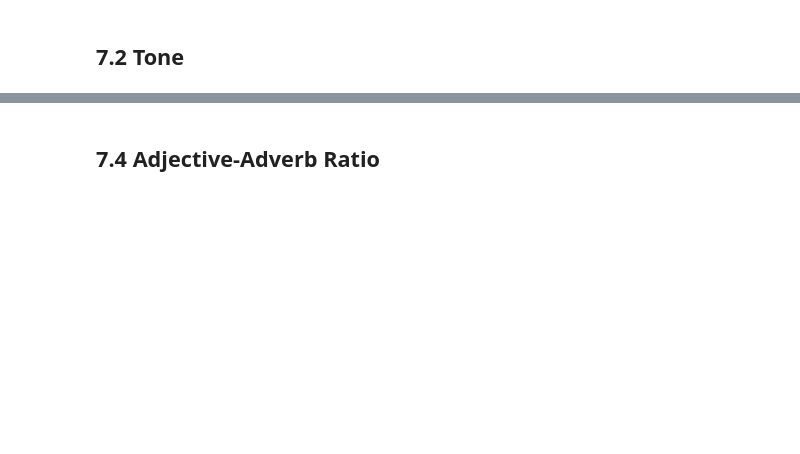
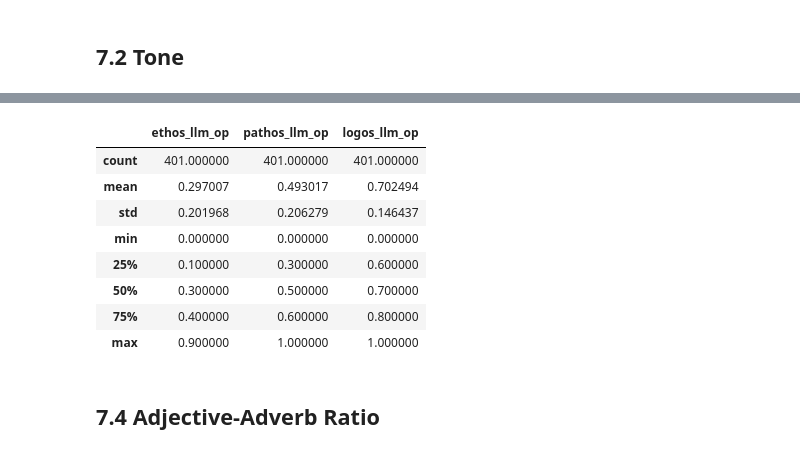
Before and after one commit to jct-nlp/change-my-view-2025, a Jupyter notebook: this work/03.1_feature_engineering_light.ipynb, the cells around one changed output, grey strips where cells are left out. Drawn from its saved outputs; the diff is of its cells as text; code cells hidden in the pictures; blank space fills up the shorter version.

```diff
--- a/this work/03.1_feature_engineering_light.ipynb
+++ b/this work/03.1_feature_engineering_light.ipynb
@@ -1473,0 +1521,3 @@ untrusted_features.append('sentiment_op')  # same distrusted VADER method used f
+# %%
+op_df['sentiment_llm_op'] = pd.to_numeric(op_df['sentiment_llm_op'], errors='coerce')
+op_df['sentiment_llm_op'].describe()
@@ -1531,3 +1599,55 @@ for start in range(0, len(pending_index), BATCH_SIZE):
+# %%
+def get_rhetorical_llm_op_batch(rows):
+  texts = [row['original_post'] for row in rows]
+
+  numbered_texts = "\n\n".join(f"{i}:\n{text}" for i, text in enumerate(texts))
+  user_prompt = rhetorical_llm_prompt_prefix + numbered_texts
+  response = generate_content_with_retry(model=GEMINI_MODEL, contents=user_prompt)
+
+  scores = [(None, None, None)] * len(texts)
+  for line in response.text.strip().splitlines():
+    match = re.match(r'\s*(\d+)\s*[:\-]\s*(-?\d*\.?\d+)\s*,\s*(-?\d*\.?\d+)\s*,\s*(-?\d*\.?\d+)', line)
+    if match:
+      i = int(match.group(1))
+      if 0 <= i < len(scores):
+        scores[i] = (float(match.group(2)), float(match.group(3)), float(match.group(4)))
+  return scores
+# %%
+BATCH_SIZE = 20
+
+pending_index = op_df[op_df['ethos_llm_op'].isna()].index
+# this loop can be executed multiple times until all entries were classified - each run only retries rows still missing a score
+for start in range(0, len(pending_index), BATCH_SIZE):
+  batch_index = pending_index[start:start + BATCH_SIZE]
+  try:
+    scores = get_rhetorical_llm_op_batch([op_df.loc[i] for i in batch_index])
+    for i, (ethos, pathos, logos) in zip(batch_index, scores):
+      op_df.at[i, 'ethos_llm_op'] = ethos
+      op_df.at[i, 'pathos_llm_op'] = pathos
+      op_df.at[i, 'logos_llm_op'] = logos
+    op_df.to_csv('../results/op_df_rhetorical_checkpoint.csv', index=False)
+    print(f"scored rows {batch_index[0]}-{batch_index[-1]}")
+  except genai_errors.ClientError as e:
+    print(f"batch {batch_index[0]}-{batch_index[-1]} failed: {e}")
+    print("this looks like a quota error, not a transient one - further batches today would just fail too. stopping; re-run this cell after the quota resets.")
+    break
+  except Exception as e:
+    print(f"batch {batch_index[0]}-{batch_index[-1]} failed, will retry on next run: {e}")
+# %%
+for feature in ['ethos_llm_op', 'pathos_llm_op', 'logos_llm_op']:
+  op_df[feature] = pd.to_numeric(op_df[feature], errors='coerce')
+
+op_df[['ethos_llm_op', 'pathos_llm_op', 'logos_llm_op']].describe()
+# %% [output]
+|  | ethos_llm_op | pathos_llm_op | logos_llm_op |
+| count | 401.000000 | 401.000000 | 401.000000 |
+| mean | 0.297007 | 0.493017 | 0.702494 |
+| std | 0.201968 | 0.206279 | 0.146437 |
+| min | 0.000000 | 0.000000 | 0.000000 |
+| 25% | 0.100000 | 0.300000 | 0.600000 |
+| 50% | 0.300000 | 0.500000 | 0.700000 |
+| 75% | 0.400000 | 0.600000 | 0.800000 |
+| max | 0.900000 | 1.000000 | 1.000000 |
 # %% [markdown]
 ## 7.4 Adjective-Adverb Ratio
 # %%
```
Also changed, not shown: parts of 24 cells of this notebook.
